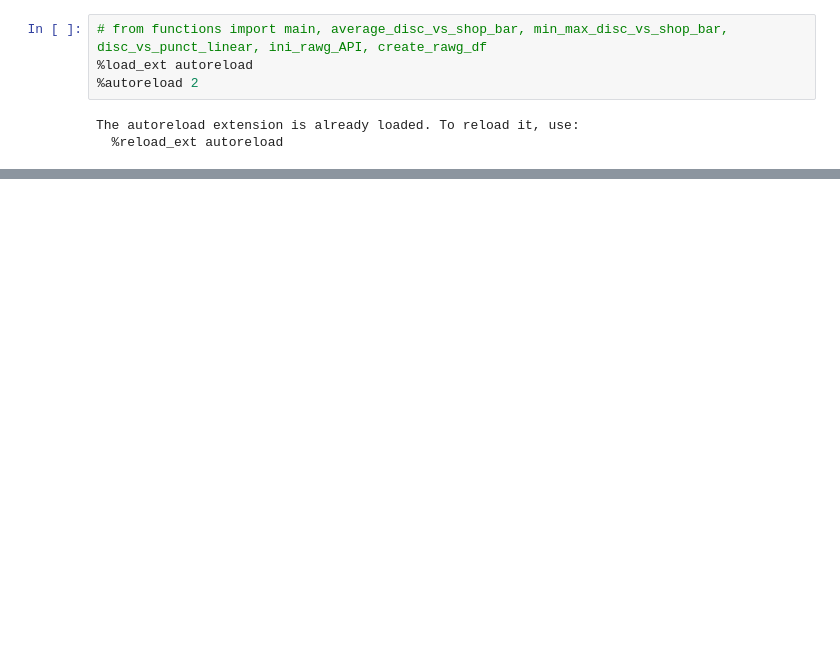
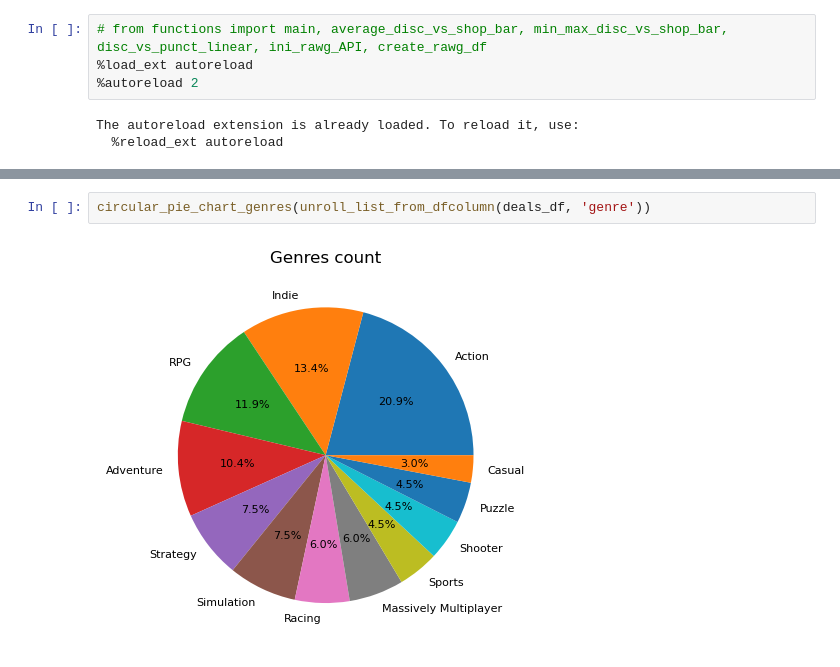
Before and after one commit to ivanalonsom/Project3_DataAnalysis_Oriented_To_Sales_Strategies, a Jupyter notebook: main.ipynb, the cells around one changed output, grey strips where cells are left out. Cells and saved outputs as stored; diff of their text form; blank space fills up the shorter version.

```diff
--- a/main.ipynb
+++ b/main.ipynb
@@ -70,0 +29,4 @@ deals_df
+# %%
+circular_pie_chart_genres(unroll_list_from_dfcolumn(deals_df, 'genre'))
+# %% [output]
+[figure, added]
```
Also changed, not shown: parts of 10 cells of this notebook, 5 other files.
